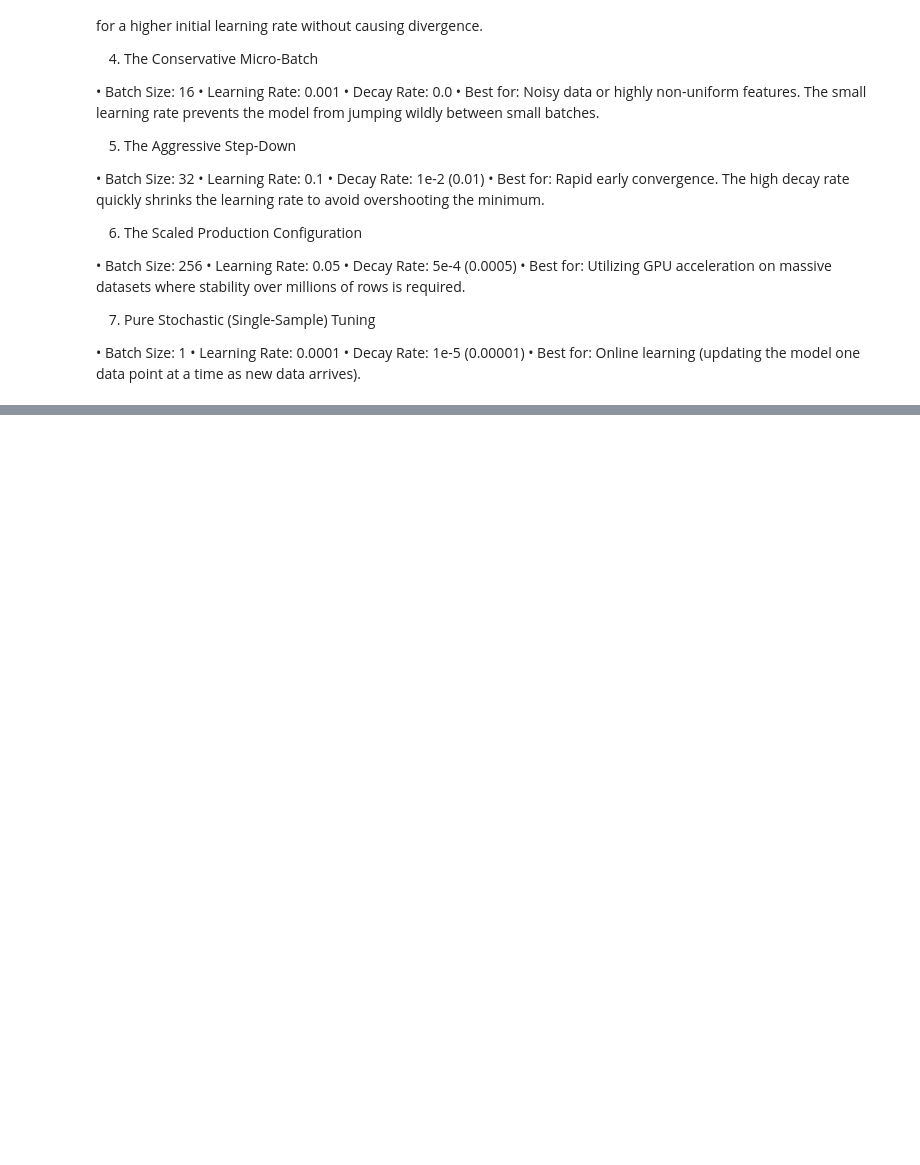
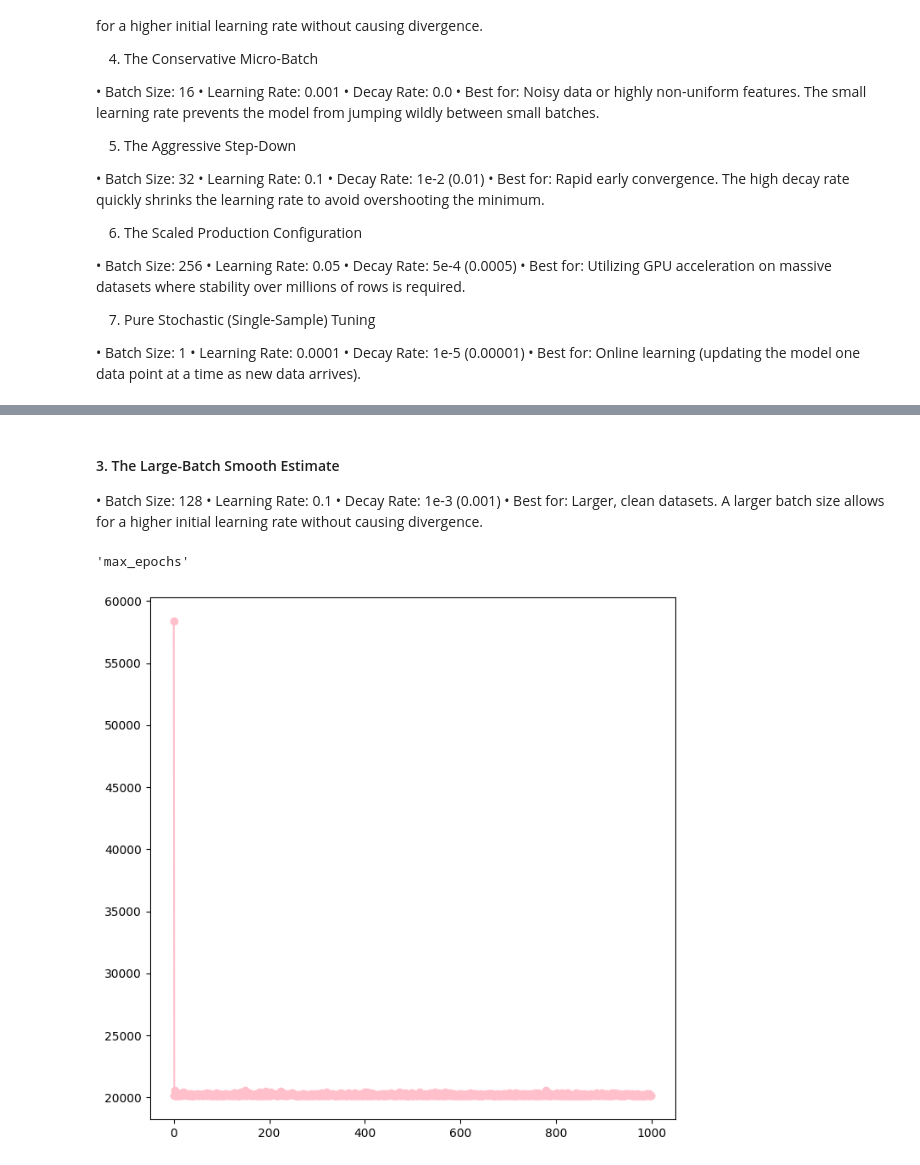
Before and after one commit to sxrthk17/ml-journey, a Jupyter notebook: linear-regression/notebooks/05_SGD.ipynb, the cells around one changed output, grey strips where cells are left out. Drawn from its saved outputs; the diff is of its cells as text; code cells hidden in the pictures; blank space fills up the shorter version.

```diff
--- a/linear-regression/notebooks/05_SGD.ipynb
+++ b/linear-regression/notebooks/05_SGD.ipynb
@@ -909,0 +948,20 @@ Here are 7 popular combinations of batch size, learning rate (α), and decay rat
+# %% [markdown]
+#### 3. The Large-Batch Smooth Estimate
+
+• Batch Size: 128
+• Learning Rate: 0.1
+• Decay Rate: 1e-3 (0.001)
+• Best for: Larger, clean datasets. A larger batch size allows for a higher initial learning rate without causing divergence.
+# %%
+model = SGDLinearRegression()
+
+model.fit_sgd(X_sc, y_train, batch_size=128, lr=0.1, decay_rate=1e-3)
+model.stop_reason_
+# %% [output]
+'max_epochs'
+# %%
+plt.figure(figsize=(8,8))
+plt.plot(model.loss_history_, marker='o', color='pink')
+plt.show()
+# %% [output]
+[figure, added]
```
Also changed, not shown: parts of 23 cells of this notebook.
